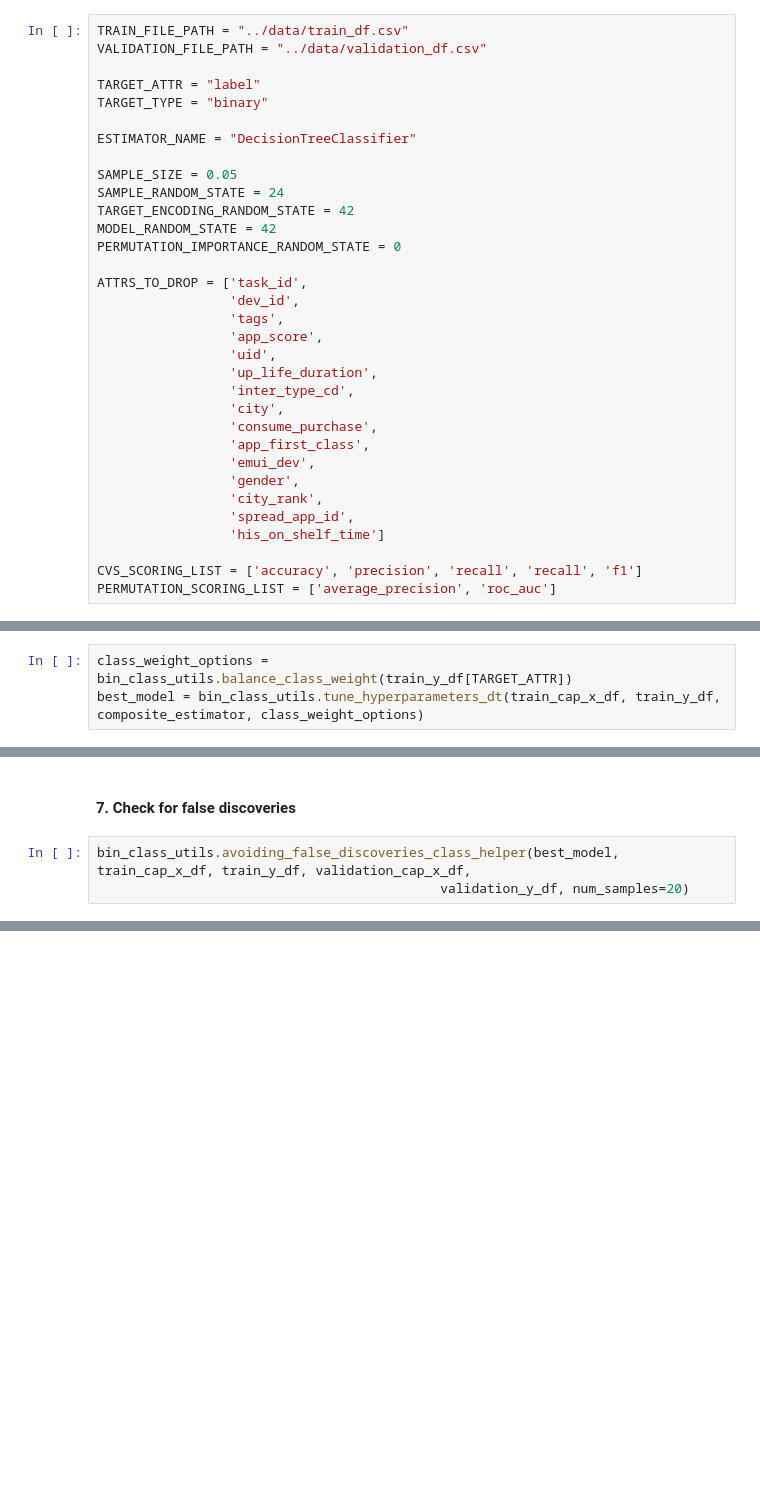
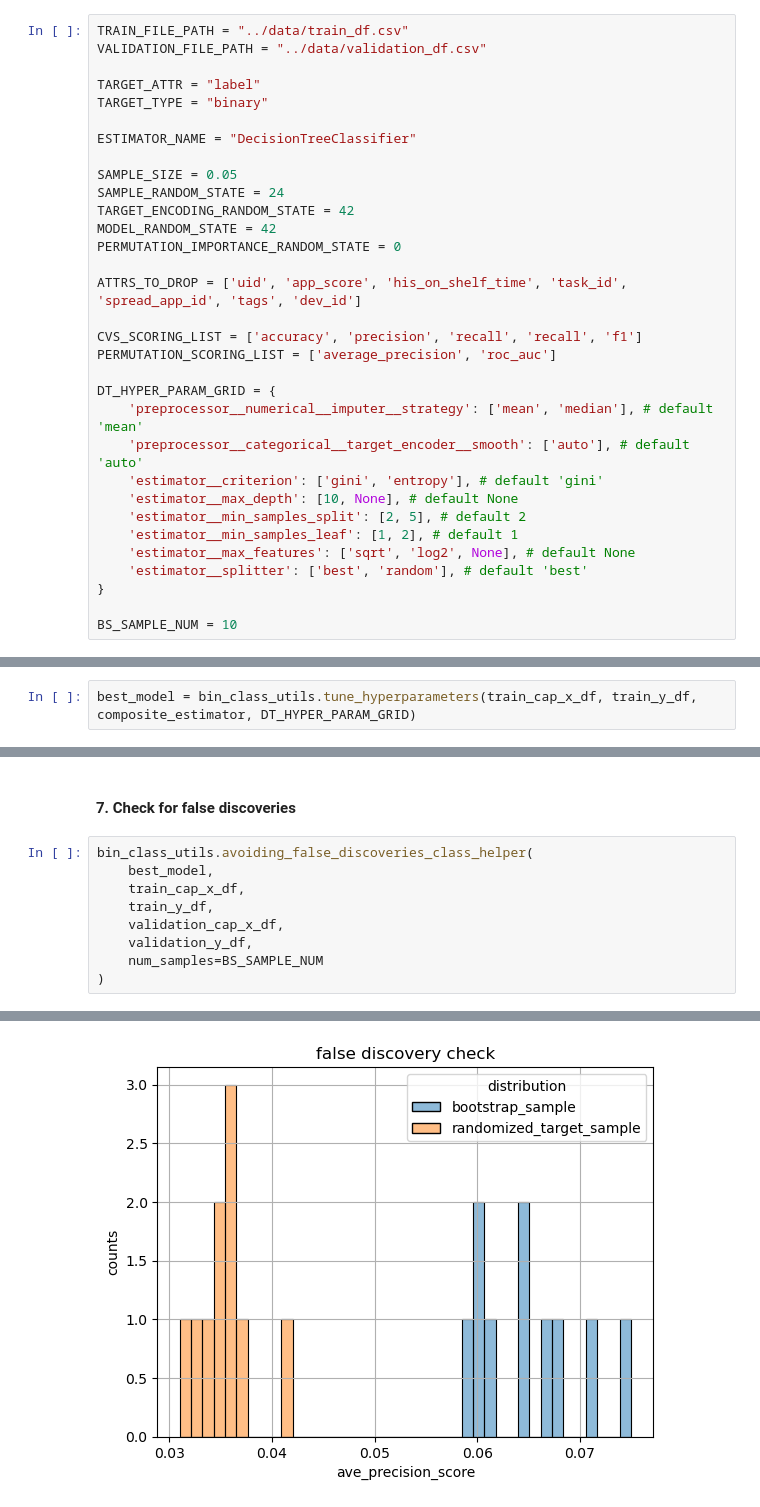
Before and after one commit to LiyangSong/Advertisement-CTR-Prediction, a Jupyter notebook: jupyter/model_ft_dt.ipynb, the cells around one changed output, grey strips where cells are left out. Drawn from its saved outputs; the diff is of its cells as text; blank space fills up the shorter version.

```diff
--- a/jupyter/model_ft_dt.ipynb
+++ b/jupyter/model_ft_dt.ipynb
@@ -30,24 +30,23 @@ TARGET_ENCODING_RANDOM_STATE = 42
 MODEL_RANDOM_STATE = 42
 PERMUTATION_IMPORTANCE_RANDOM_STATE = 0
 
-ATTRS_TO_DROP = ['task_id',
-                 'dev_id',
-                 'tags',
-                 'app_score',
-                 'uid',
-                 'up_life_duration',
-                 'inter_type_cd',
-                 'city',
-                 'consume_purchase',
-                 'app_first_class',
-                 'emui_dev',
-                 'gender',
-                 'city_rank',
-                 'spread_app_id',
-                 'his_on_shelf_time']
+ATTRS_TO_DROP = ['uid', 'app_score', 'his_on_shelf_time', 'task_id', 'spread_app_id', 'tags', 'dev_id']
 
 CVS_SCORING_LIST = ['accuracy', 'precision', 'recall', 'recall', 'f1']
 PERMUTATION_SCORING_LIST = ['average_precision', 'roc_auc']
+
+DT_HYPER_PARAM_GRID = {
+    'preprocessor__numerical__imputer__strategy': ['mean', 'median'], # default 'mean'
+    'preprocessor__categorical__target_encoder__smooth': ['auto'], # default 'auto'
+    'estimator__criterion': ['gini', 'entropy'], # default 'gini'
+    'estimator__max_depth': [10, None], # default None
+    'estimator__min_samples_split': [2, 5], # default 2
+    'estimator__min_samples_leaf': [1, 2], # default 1
+    'estimator__max_features': ['sqrt', 'log2', None], # default None
+    'estimator__splitter': ['best', 'random'], # default 'best'
+}
+
+BS_SAMPLE_NUM = 10
 # %% [markdown]
 #### 1. Import data and identify attributes
 # %%
@@ -88,6 +108,5 @@ composite_estimator = Pipeline(steps=[
 # %% [markdown]
 #### 3. Design grid search and tune hyperparameters of composite estimator
 # %%
-class_weight_options = bin_class_utils.balance_class_weight(train_y_df[TARGET_ATTR])
-best_model = bin_class_utils.tune_hyperparameters_dt(train_cap_x_df, train_y_df, composite_estimator, class_weight_options)
+best_model = bin_class_utils.tune_hyperparameters(train_cap_x_df, train_y_df, composite_estimator, DT_HYPER_PARAM_GRID)
 # %% [output]
@@ -122,5 +218,12 @@ perm_results_df
 # %% [markdown]
 #### 7. Check for false discoveries
 # %%
-bin_class_utils.avoiding_false_discoveries_class_helper(best_model, train_cap_x_df, train_y_df, validation_cap_x_df,
-                                            validation_y_df, num_samples=20)
+bin_class_utils.avoiding_false_discoveries_class_helper(
+    best_model,
+    train_cap_x_df,
+    train_y_df,
+    validation_cap_x_df,
+    validation_y_df,
+    num_samples=BS_SAMPLE_NUM
+)
+# %% [output]
@@ -126,0 +236 @@ bin_class_utils.avoiding_false_discoveries_class_helper(best_model, train_cap_x_
+[figure, added]
```
Also changed, not shown: parts of 23 cells of this notebook, 1 other file.
